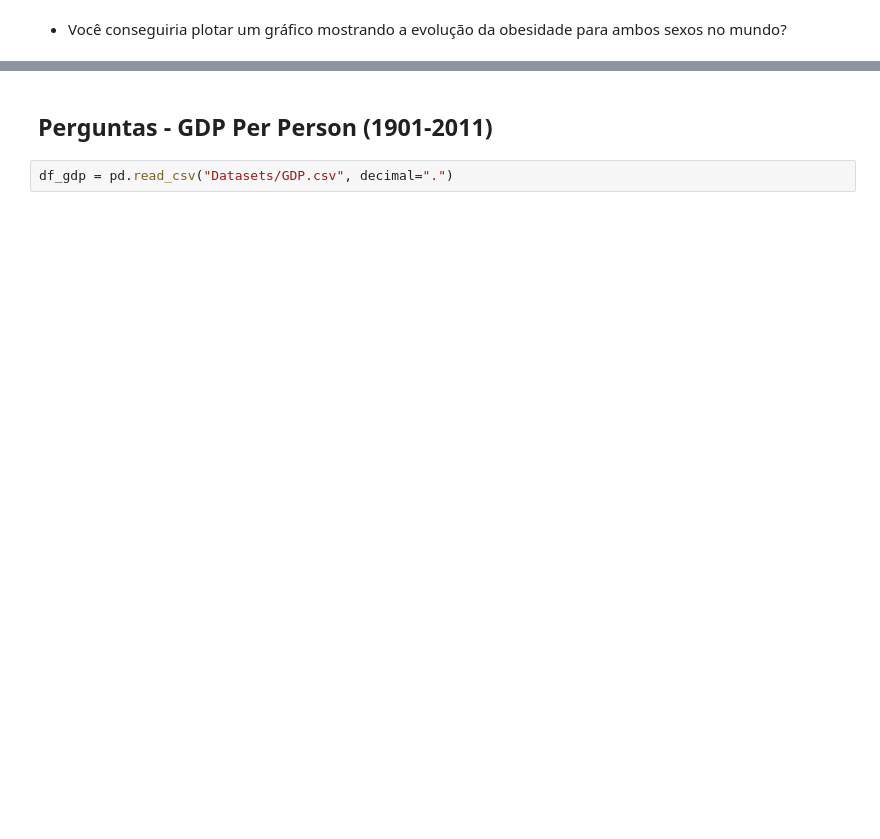
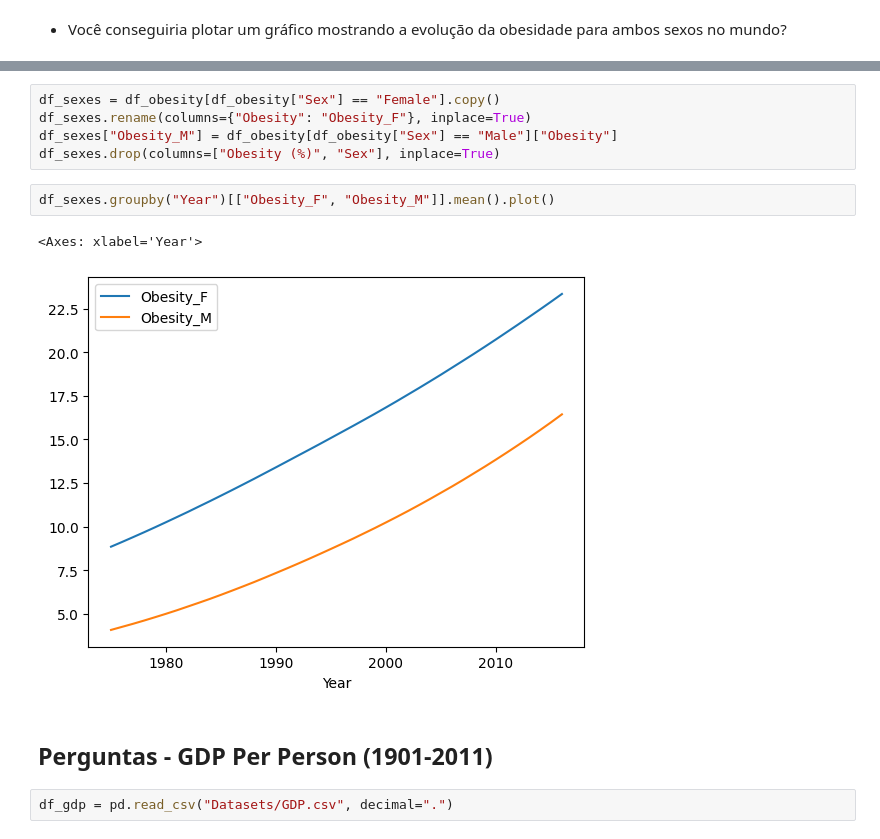
Before and after one commit to Lpins01/Asimov-Academy, a Jupyter notebook: Analise de Dados/1. Analisando Dados com Pandas & SQL/Análise de dados de obesidade mundial e PIB per capita/projeto-analise-de-dados.ipynb, the cells around one changed output, grey strips where cells are left out. Saved outputs shown, nothing was run; the diff lists cells and outputs as text; blank space fills up the shorter version.

```diff
--- a/Analise de Dados/1. Analisando Dados com Pandas & SQL/Análise de dados de obesidade mundial e PIB per capita/projeto-analise-de-dados.ipynb
+++ b/Analise de Dados/1. Analisando Dados com Pandas & SQL/Análise de dados de obesidade mundial e PIB per capita/projeto-analise-de-dados.ipynb
@@ -62,3 +123,13 @@ df_both.plot()
+# %%
+df_sexes = df_obesity[df_obesity["Sex"] == "Female"].copy()
+df_sexes.rename(columns={"Obesity": "Obesity_F"}, inplace=True)
+df_sexes["Obesity_M"] = df_obesity[df_obesity["Sex"] == "Male"]["Obesity"]
+df_sexes.drop(columns=["Obesity (%)", "Sex"], inplace=True)
+# %%
+df_sexes.groupby("Year")[["Obesity_F", "Obesity_M"]].mean().plot()
+# %% [output]
+<Axes: xlabel='Year'>
+[figure, added]
 # %% [markdown]
 ## Perguntas - GDP Per Person (1901-2011)
 # %%
```
Also changed, not shown: parts of 19 cells of this notebook.
